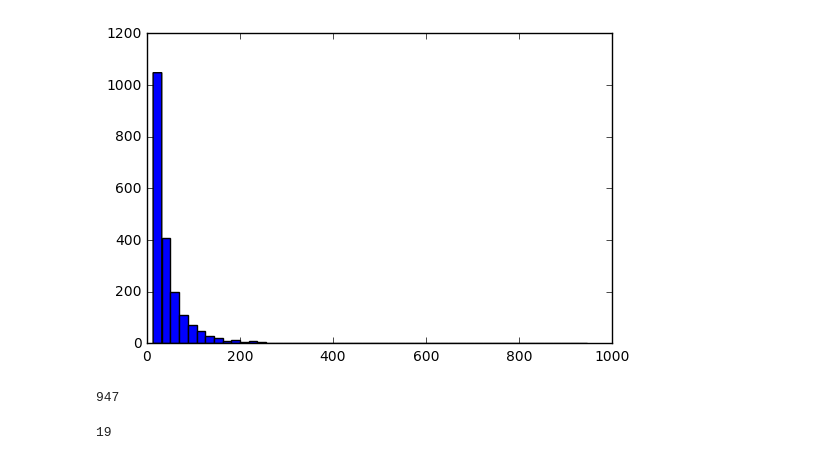
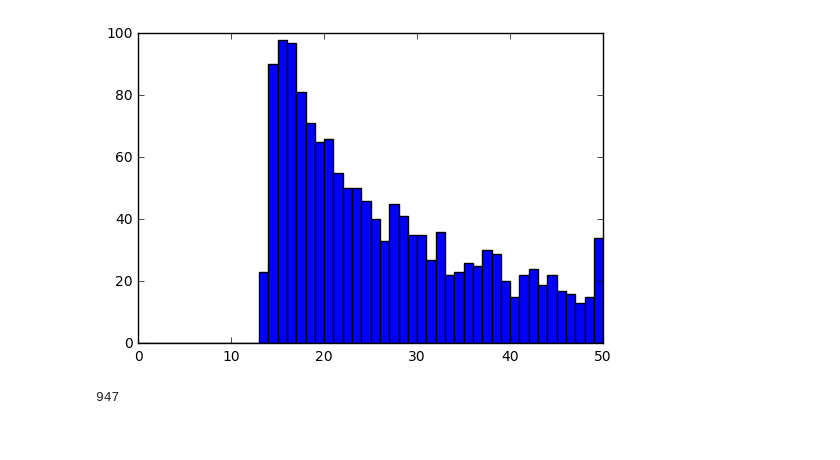
Before and after one commit to Dyomina/pattern-mining-hw, a Jupyter notebook: pattern-minimg-hw1.ipynb, the cells around one changed output. Saved outputs shown, nothing was run; the diff lists cells and outputs as text; code cells hidden in the pictures.

```diff
--- a/pattern-minimg-hw1.ipynb
+++ b/pattern-minimg-hw1.ipynb
@@ -3,2 +14,2 @@ import pandas as pd
 # %%
-data = pd.read_table('../../module3_PatternMining/HW1/a.txt')
+data = pd.read_table('./data/a.txt')
@@ -70,13 +67,13 @@ data_np = np.array(data)
 # %%
-plt.hist(np.sum(data_np, axis=1), bins=50)
+# Общее число кампаний каждого рекламодателя (привожу от 0 до 50 для наглядности).
+
+plt.hist(np.sum(data, axis=1), bins=50, range=(0, 50))
 plt.show()
 # %% [output]
-[figure, old version]
+[figure, new version]
-# %%
-max(np.sum(data_np, axis=1))
-# %% [output]
-947
-# %%
-np.sum(data_np[1278, :])
-# %% [output]
-19
+# %%
+# Максимальное число рекламный кампаний одного рекламодателя = 947
+
+max(np.sum(data, axis=1))
+# %% [output]
+947
```
Also changed, not shown: parts of 21 cells of this notebook, 5 other files.
